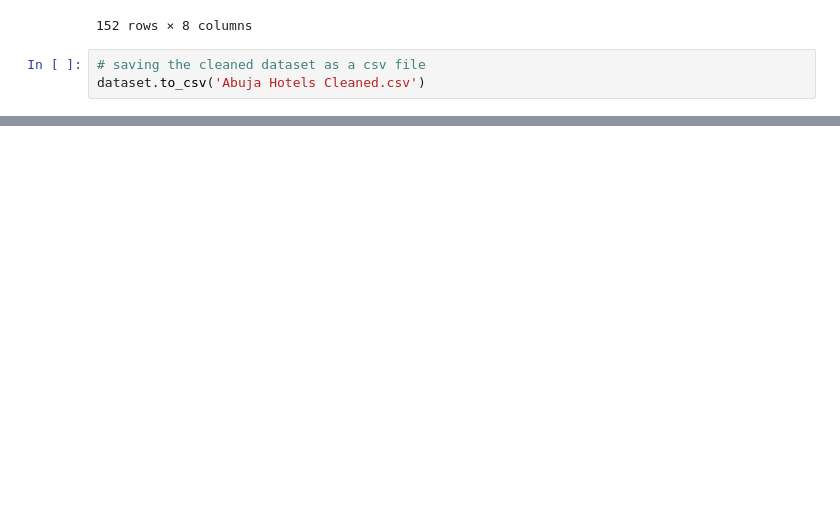
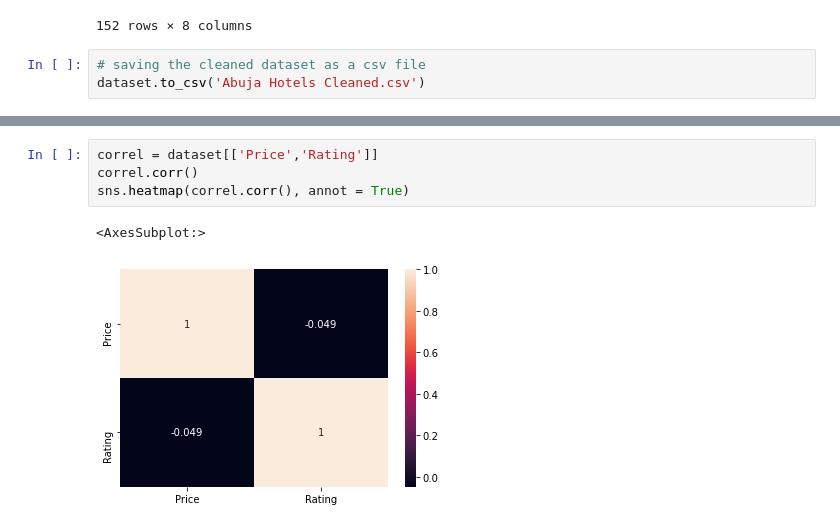
Before and after one commit to TGA-Sept-Cohort-Group-A/Reviews-Project, a Jupyter notebook: Abuja Hotels' Cleaning.ipynb, the cells around one changed output, grey strips where cells are left out. Saved outputs shown, nothing was run; the diff lists cells and outputs as text; blank space fills up the shorter version.

```diff
--- a/Abuja Hotels' Cleaning.ipynb
+++ b/Abuja Hotels' Cleaning.ipynb
@@ -117,0 +210,7 @@ dataset
+# %%
+correl = dataset[['Price','Rating']]
+correl.corr()
+sns.heatmap(correl.corr(), annot = True)
+# %% [output]
+<AxesSubplot:>
+[figure, added]
```
Also changed, not shown: parts of 21 cells of this notebook, 2 other files.
